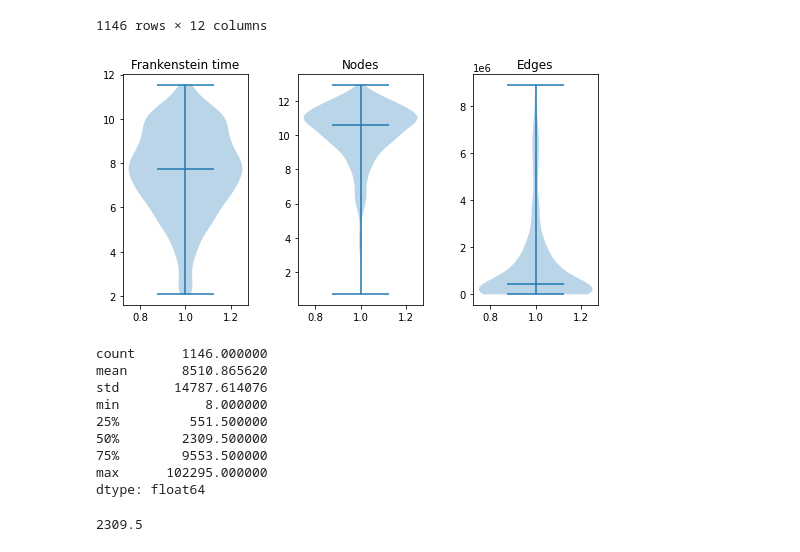
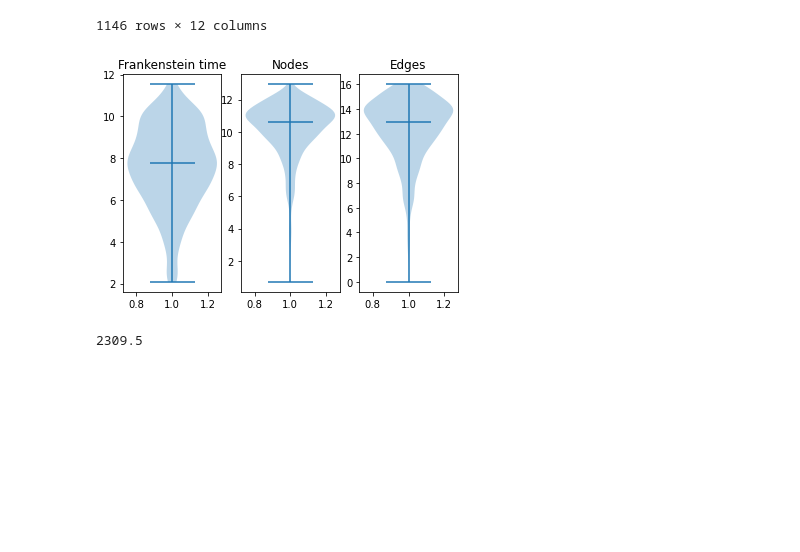
Before and after one commit to ashkboos/LightWeightCGs, a Jupyter notebook: stats.ipynb, the cells around one changed output. Drawn from its saved outputs; the diff is of its cells as text; code cells hidden in the pictures; blank space fills up the shorter version.

```diff
--- a/stats.ipynb
+++ b/stats.ipynb
@@ -290,33 +290,16 @@ yy = yy[yy["mergeEdges"] != 0]
 # %%
 fig, (ax1) = plt.subplots(nrows=1, ncols=3, sharey=False)
 ax1[0].violinplot(np.log(merge), showmedians=True)
+ax1[1].violinplot(np.log(yy["mergeNodes"]), showmedians=True)
+ax1[2].violinplot(np.log(yy["mergeEdges"]), showmedians=True)
 ax1[0].set_title('Frankenstein time')
-ax1[1].violinplot(np.log(yy["mergeNodes"]), showmedians=True)
 ax1[1].set_title('Nodes')
-ax1[2].violinplot(yy["mergeEdges"], showmedians=True)
 ax1[2].set_title('Edges')
-plt.savefig('/Users/mehdi/Desktop/MyMac/TUD/FASTEN/Repositories/MainRepo/LightWeightCGs/results/outputStats/rnd2000-7g-RTA/figures/mergeAllCGs.pdf', format='pdf', dp=900, bbox_inches='tight')
-plt.subplots_adjust(left=0.1,
-                    bottom=0.1,
-                    right=1.2,
-                    top=0.9,
-                    wspace=0.4,
-                    hspace=0.4)
+plt.savefig('/Users/mehdi/Desktop/MyMac/TUD/FASTEN/Repositories/MainRepo/LightWeightCGs/results/outputStats/rnd2000-7g-RTA/figures/mergeAllCGs.pdf')
 plt.show()
 plt.close()
-
-merge.describe()
 # %% [output]
-[figure, old version]
+[figure, new version]
-count      1146.000000
-mean       8510.865620
-std       14787.614076
-min           8.000000
-25%         551.500000
-50%        2309.500000
-75%        9553.500000
-max      102295.000000
-dtype: float64
 # %%
 merge.median()
 # %% [output]
```
Also changed, not shown: 1 other file.
